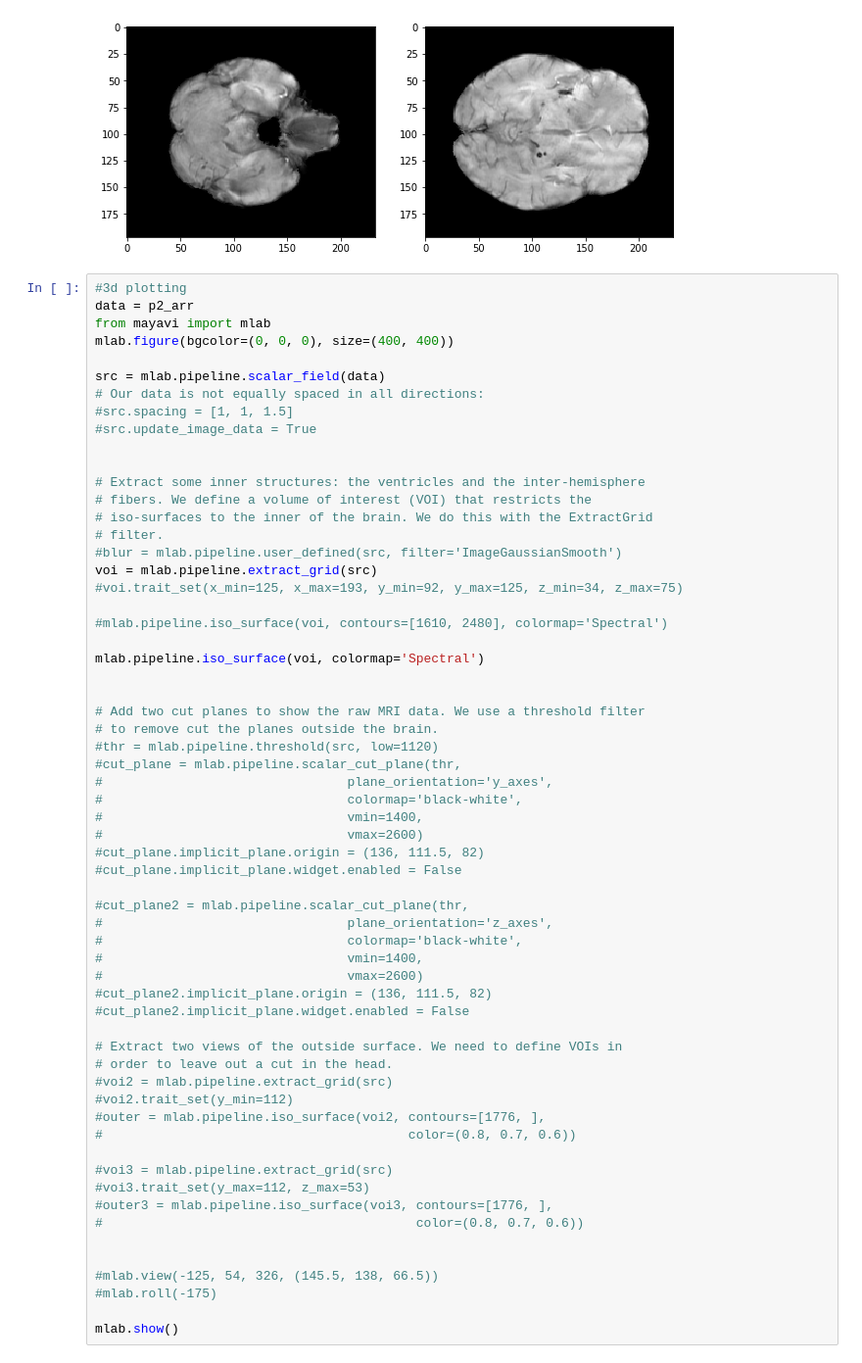
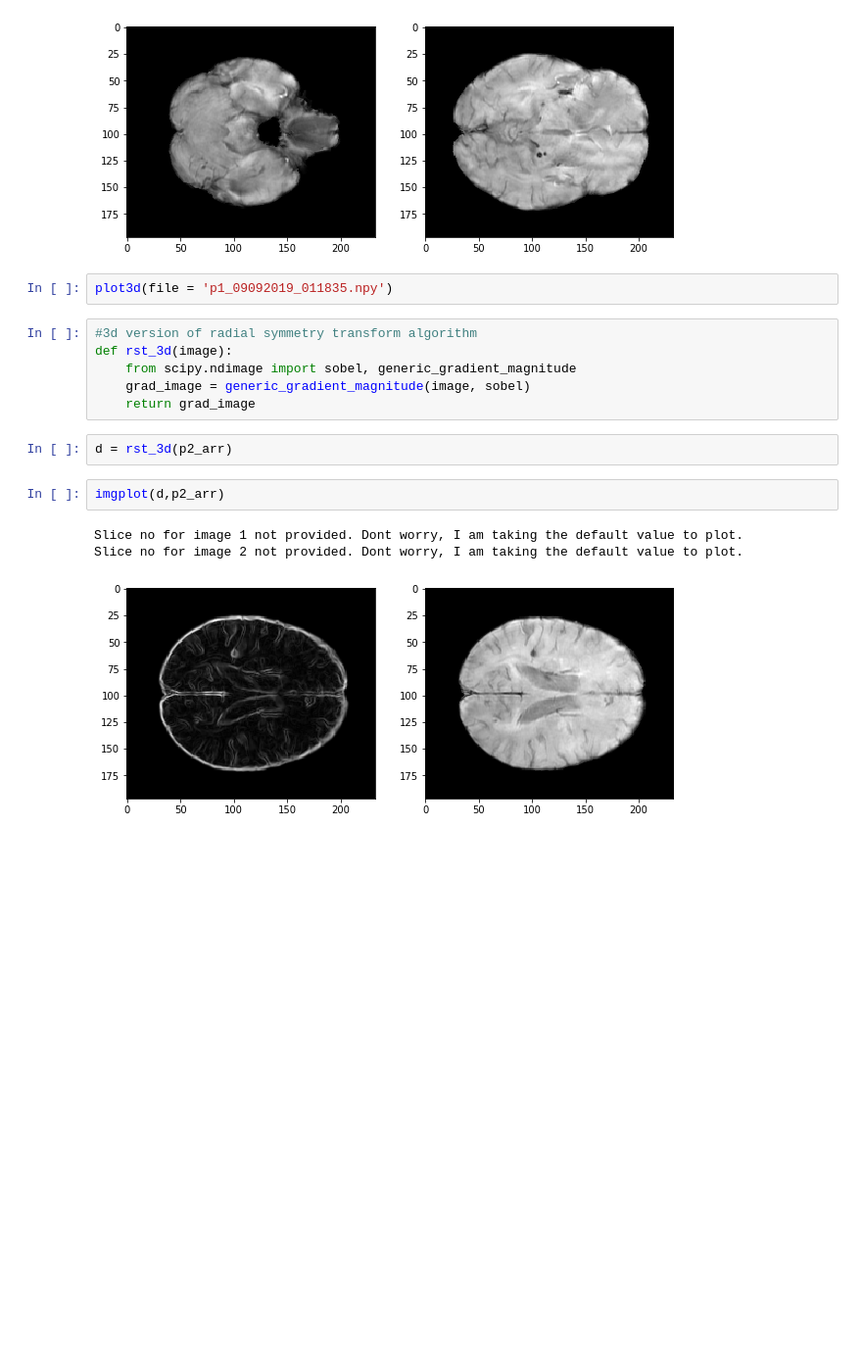
Before and after one commit to ZAKAUDD/pfca, a Jupyter notebook: processing_algorithm.ipynb, the cells around one changed output. Shown at 98% size. Cells and saved outputs as stored; diff of their text form; blank space fills up the shorter version.

Commit message:
started working on sober and rst algorithm

```diff
--- a/processing_algorithm.ipynb
+++ b/processing_algorithm.ipynb
@@ -307,64 +375,19 @@ show()
 imgplot(p2_arr,p2_arr,slice_no = [45,67])
 # %% [output]
 [figure]
-# %%
-#3d plotting
-data = p2_arr
-from mayavi import mlab
-mlab.figure(bgcolor=(0, 0, 0), size=(400, 400))
-
-src = mlab.pipeline.scalar_field(data)
-# Our data is not equally spaced in all directions:
-#src.spacing = [1, 1, 1.5]
-#src.update_image_data = True
-
-
-# Extract some inner structures: the ventricles and the inter-hemisphere
-# fibers. We define a volume of interest (VOI) that restricts the
-# iso-surfaces to the inner of the brain. We do this with the ExtractGrid
-# filter.
-#blur = mlab.pipeline.user_defined(src, filter='ImageGaussianSmooth')
-voi = mlab.pipeline.extract_grid(src)
-#voi.trait_set(x_min=125, x_max=193, y_min=92, y_max=125, z_min=34, z_max=75)
-
-#mlab.pipeline.iso_surface(voi, contours=[1610, 2480], colormap='Spectral')
-
-mlab.pipeline.iso_surface(voi, colormap='Spectral')
-
-
-# Add two cut planes to show the raw MRI data. We use a threshold filter
-# to remove cut the planes outside the brain.
-#thr = mlab.pipeline.threshold(src, low=1120)
-#cut_plane = mlab.pipeline.scalar_cut_plane(thr,
-#                                plane_orientation='y_axes',
-#                                colormap='black-white',
-#                                vmin=1400,
-#                                vmax=2600)
-#cut_plane.implicit_plane.origin = (136, 111.5, 82)
-#cut_plane.implicit_plane.widget.enabled = False
-
-#cut_plane2 = mlab.pipeline.scalar_cut_plane(thr,
-#                                plane_orientation='z_axes',
-#                                colormap='black-white',
-#                                vmin=1400,
-#                                vmax=2600)
-#cut_plane2.implicit_plane.origin = (136, 111.5, 82)
-#cut_plane2.implicit_plane.widget.enabled = False
-
-# Extract two views of the outside surface. We need to define VOIs in
-# order to leave out a cut in the head.
-#voi2 = mlab.pipeline.extract_grid(src)
-#voi2.trait_set(y_min=112)
-#outer = mlab.pipeline.iso_surface(voi2, contours=[1776, ],
-#                                        color=(0.8, 0.7, 0.6))
-
-#voi3 = mlab.pipeline.extract_grid(src)
-#voi3.trait_set(y_max=112, z_max=53)
-#outer3 = mlab.pipeline.iso_surface(voi3, contours=[1776, ],
-#                                         color=(0.8, 0.7, 0.6))
-
-
-#mlab.view(-125, 54, 326, (145.5, 138, 66.5))
-#mlab.roll(-175)
-
-mlab.show()
+# %%
+plot3d(file = 'p1_09092019_011835.npy')
+# %%
+#3d version of radial symmetry transform algorithm
+def rst_3d(image):
+    from scipy.ndimage import sobel, generic_gradient_magnitude
+    grad_image = generic_gradient_magnitude(image, sobel)
+    return grad_image
+# %%
+d = rst_3d(p2_arr)
+# %%
+imgplot(d,p2_arr)
+# %% [output]
+Slice no for image 1 not provided. Dont worry, I am taking the default value to plot.
+Slice no for image 2 not provided. Dont worry, I am taking the default value to plot.
+[figure, added]
```
Also changed, not shown: parts of 1 cell of this notebook.
